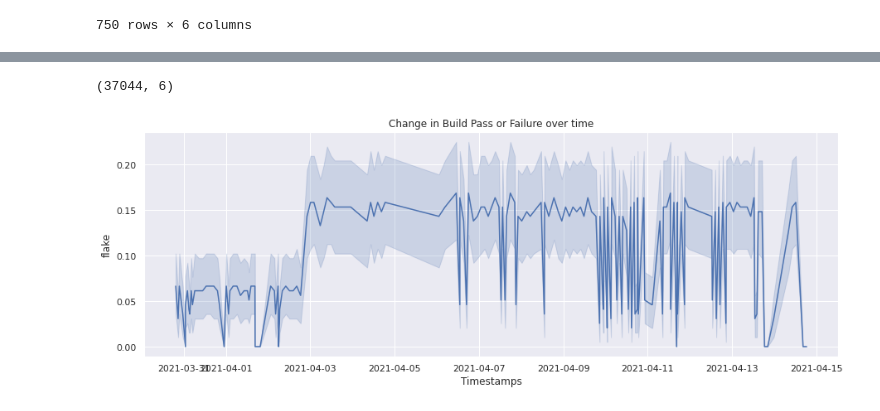
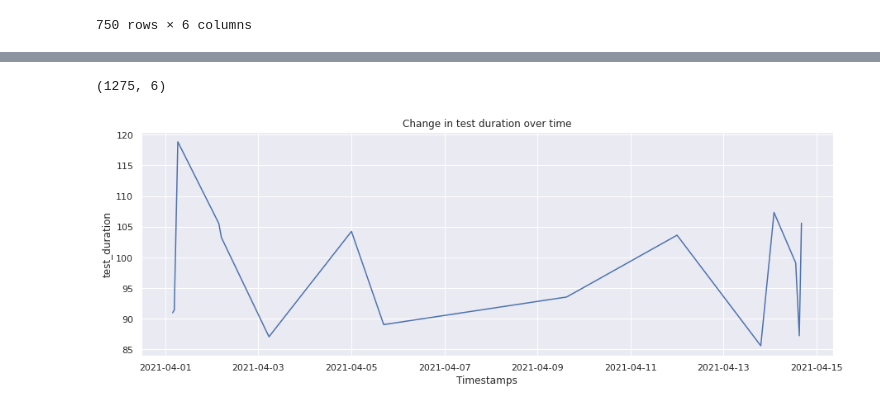
Before and after one commit to hemajv/ocp-ci-analysis, a Jupyter notebook: notebooks/data-sources/TestGrid/metrics/metrics_visualization.ipynb, the cells around one changed output, grey strips where cells are left out. Saved outputs shown, nothing was run; the diff lists cells and outputs as text; code cells hidden in the pictures.

```diff
--- a/notebooks/data-sources/TestGrid/metrics/metrics_visualization.ipynb
+++ b/notebooks/data-sources/TestGrid/metrics/metrics_visualization.ipynb
@@ -31,9 +31,9 @@ sns.set(rc={"figure.figsize": (15, 5)})
 s3_endpoint_url = os.getenv(
     "S3_ENDPOINT", "https://s3-openshift-storage.apps.zero.massopen.cloud/"
 )
-s3_access_key = os.getenv("S3_ACCESS_KEY", "v3FnruQ78kfeULDjejUB")
-s3_secret_key = os.getenv("S3_SECRET_KEY", "kJiDiHXncLJOXbaL7Zeb5Ok+gkLt9sWIa1rWAJa0")
-s3_bucket = os.getenv("S3_BUCKET", "opf-datacatalog")
+s3_access_key = os.getenv("S3_ACCESS_KEY")
+s3_secret_key = os.getenv("S3_SECRET_KEY")
+s3_bucket = os.getenv("S3_BUCKET")
 s3_path = os.getenv("S3_PROJECT_KEY", "metrics")
 
 # Specify whether or not we are running this as a notebook or part of an automation pipeline.
@@ -225,16 +231,18 @@ KeyboardInterrupt:
 # %%
-def plot_builds_tab_grid(tab, grid, df, metric_name):
+# This function takes as an argument the TestGrid dashboard tab, grid(job), metric data frame, the KPI metric name and the title of the graph
+# It plots the KPI values over time for the particular grid(job) in a given TestGrid dashboard tab
+def plot_metrics_tab_grid(tab, grid, df, metric_name, graph_title):
 
     """
     Takes in input as tab and grid and plots change in
-    build pass/fail over time
+    KPI metrics over time
     """
 
-    df = df[(df["tab"] == tab) | (df["grid"] == grid)]
+    df = df[(df["tab"] == tab) & (df["grid"] == grid)]
     print(df.shape)
     sns.set(rc={"figure.figsize": (15, 5)})
     sns.lineplot(x="timestamp", y=metric_name, data=df)
     plt.xlabel("Timestamps")
     plt.ylabel(metric_name)
-    plt.title("Change in Build Pass or Failure over time")
+    plt.title(graph_title)
     plt.show()
@@ -251,10 +249,11 @@ plot_builds_tab_grid(
-# %%
-plot_builds_tab_grid(
-    "redhat-openshift-installer",
-    "release-openshift-okd-installer-e2e-aws-upgrade",
-    metric,
-    "flake",
-)
-# %% [output]
-(37044, 6)
-[figure, removed]
+# %%
+plot_metrics_tab_grid(
+    '"redhat-assisted-installer"',
+    "periodic-ci-openshift-release-master-nightly-4.6-e2e-metal-assisted",
+    metric,
+    "test_duration",
+    "Change in test duration over time"
+)
+# %% [output]
+(1275, 6)
+[figure, added]
```
Also changed, not shown: parts of 26 cells of this notebook.
